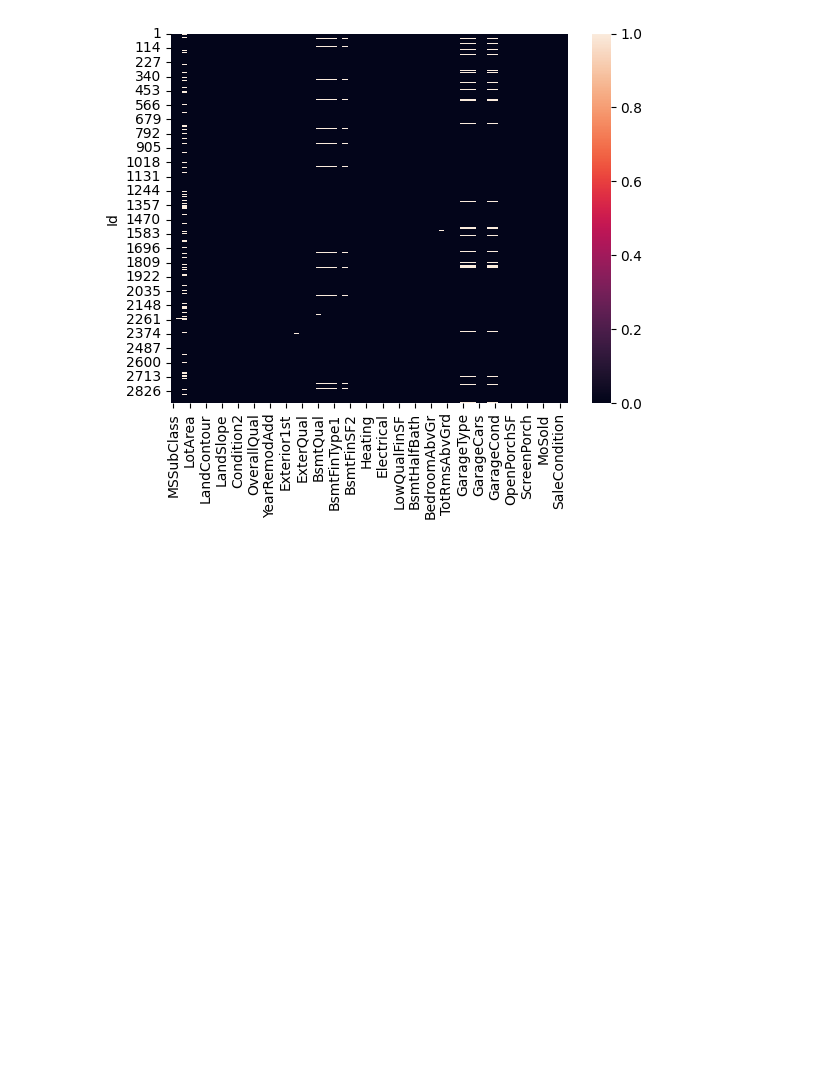
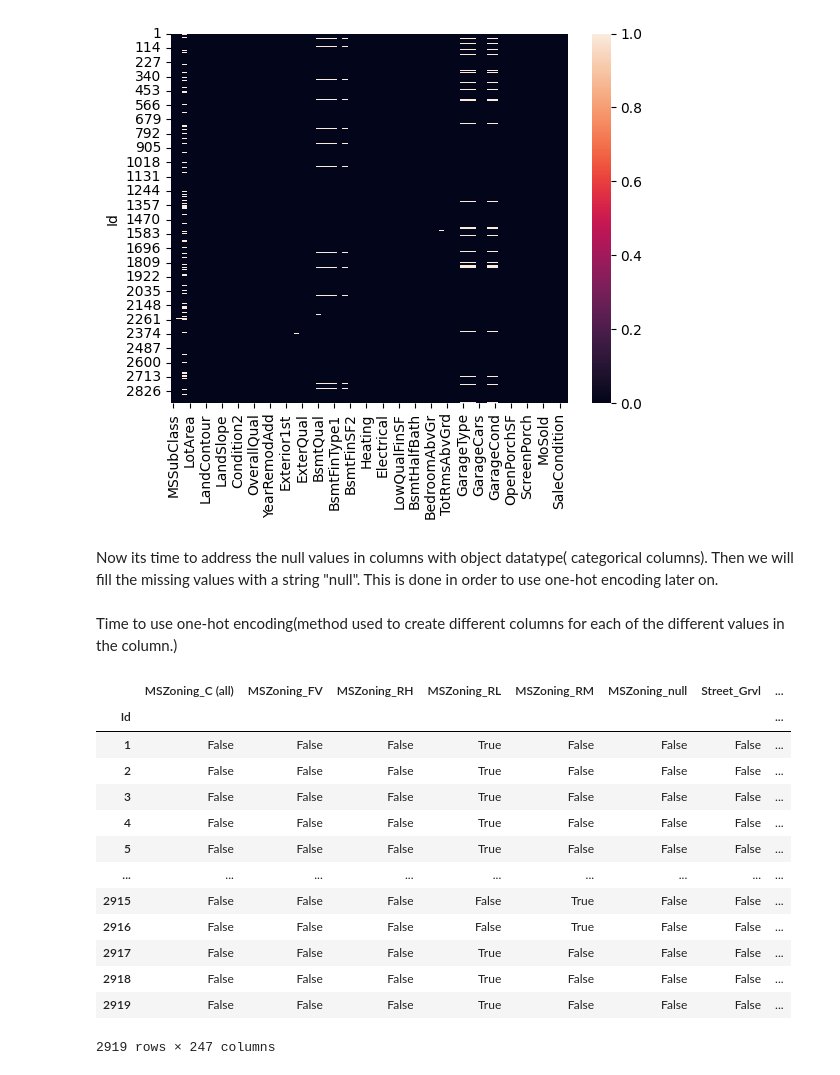
Before and after one commit to bigyan08/House_price_prediction, a Jupyter notebook: price_prediciton.ipynb, the cells around one changed output. Cells and saved outputs as stored; diff of their text form; code cells hidden in the pictures; blank space fills up the shorter version.

```diff
--- a/price_prediciton.ipynb
+++ b/price_prediciton.ipynb
@@ -99,3 +99,5 @@ sns.heatmap(data=df.isnull())
 # %% [output]
 <Axes: ylabel='Id'>
 [figure]
+# %% [markdown]
+Now its time to address the null values in columns with object datatype( categorical columns). Then we will fill the missing values with a string "null". This is done in order to use one-hot encoding later on.
@@ -101,0 +107,23 @@ sns.heatmap(data=df.isnull())
+# %% [markdown]
+Time to use one-hot encoding(method used to create different columns for each of the different values in the column.)
+# %%
+df_objects['Utilities'].value_counts()
+#we see that now theres new value type in Utilities column.
+
+df_objects_encoded = pd.get_dummies(df_objects) #one-hot encoding
+df_objects_encoded
+# %% [output]
+|  | MSZoning_C (all) | MSZoning_FV | MSZoning_RH | MSZoning_RL | MSZoning_RM | MSZoning_null | Street_Grvl | ... |
+| Id |  |  |  |  |  |  |  | ... |
+| 1 | False | False | False | True | False | False | False | ... |
+| 2 | False | False | False | True | False | False | False | ... |
+| 3 | False | False | False | True | False | False | False | ... |
+| 4 | False | False | False | True | False | False | False | ... |
+| 5 | False | False | False | True | False | False | False | ... |
+| ... | ... | ... | ... | ... | ... | ... | ... | ... |
+| 2915 | False | False | False | False | True | False | False | ... |
+| 2916 | False | False | False | False | True | False | False | ... |
+| 2917 | False | False | False | True | False | False | False | ... |
+| 2918 | False | False | False | True | False | False | False | ... |
+| 2919 | False | False | False | True | False | False | False | ... |
+2919 rows × 247 columns
```
Also changed, not shown: parts of 5 cells of this notebook.
